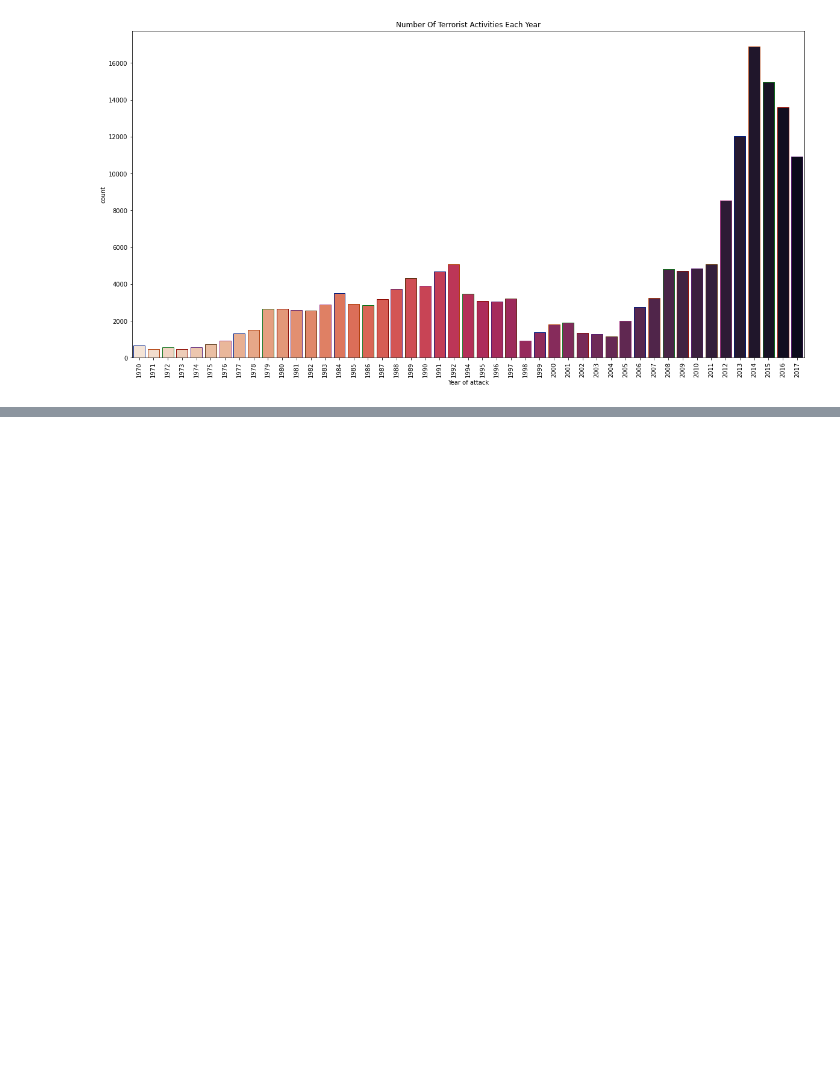
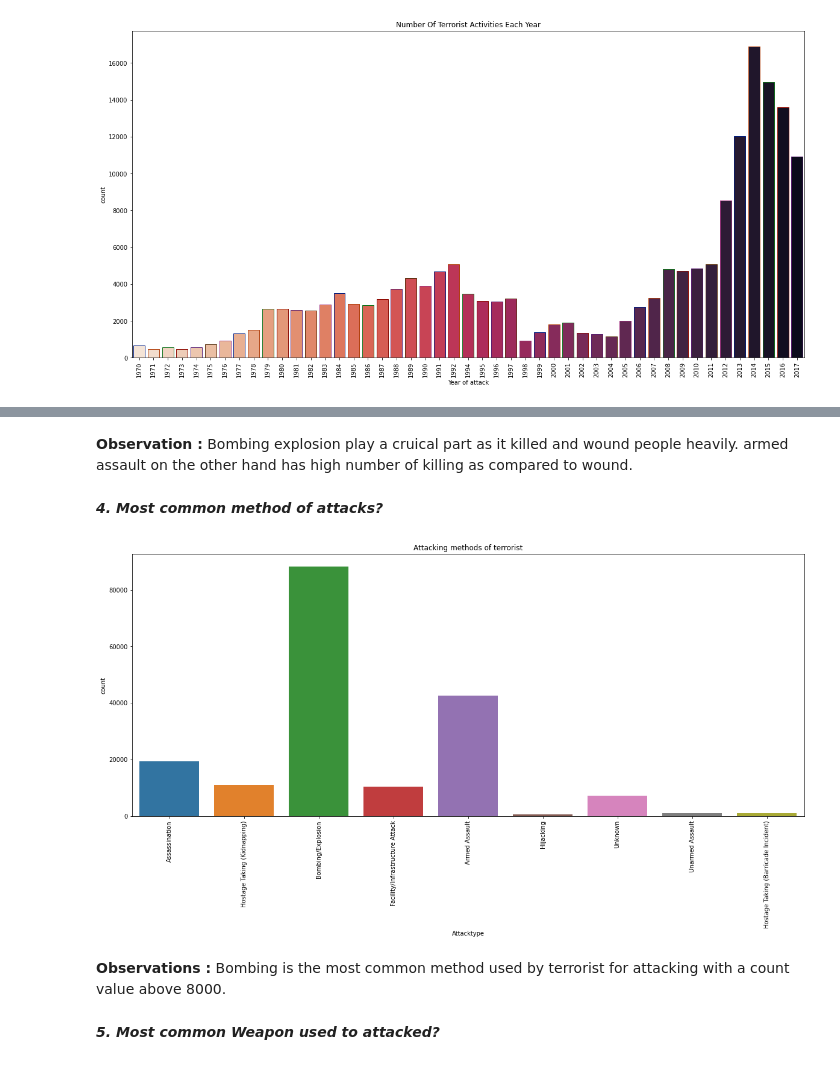
Before and after one commit to firaz-thakur/global-terrorism, a Jupyter notebook: Copy_of_Copy_of_Global_Terrorism_Analysis_Capstone_Project.ipynb, the cells around one changed output, grey strips where cells are left out. Saved outputs shown, nothing was run; the diff lists cells and outputs as text; code cells hidden in the pictures; blank space fills up the shorter version.

```diff
--- a/Copy_of_Copy_of_Global_Terrorism_Analysis_Capstone_Project.ipynb
+++ b/Copy_of_Copy_of_Global_Terrorism_Analysis_Capstone_Project.ipynb
@@ -291,0 +305,18 @@ This count values shows us there has been huge difference between iraq and other
+# %% [markdown]
+**Observation :**
+Bombing explosion play a cruical part as it killed and wound people heavily.
+armed assault on the other hand has high number of killing as compared to wound.
+# %% [markdown]
+***4. Most common method of attacks?***
+# %%
+plt.figure(figsize=(20,8));
+plt.xticks(rotation = 90)
+plt.title('Attacking methods of terrorist')
+sns.countplot(x=df.Attacktype);
+# %% [output]
+[figure, added]
+# %% [markdown]
+**Observations :**
+Bombing is the most common method used by terrorist for attacking with a count value above 8000.
+# %% [markdown]
+***5. Most common Weapon used to attacked?***
```
Also changed, not shown: parts of 77 cells of this notebook.
